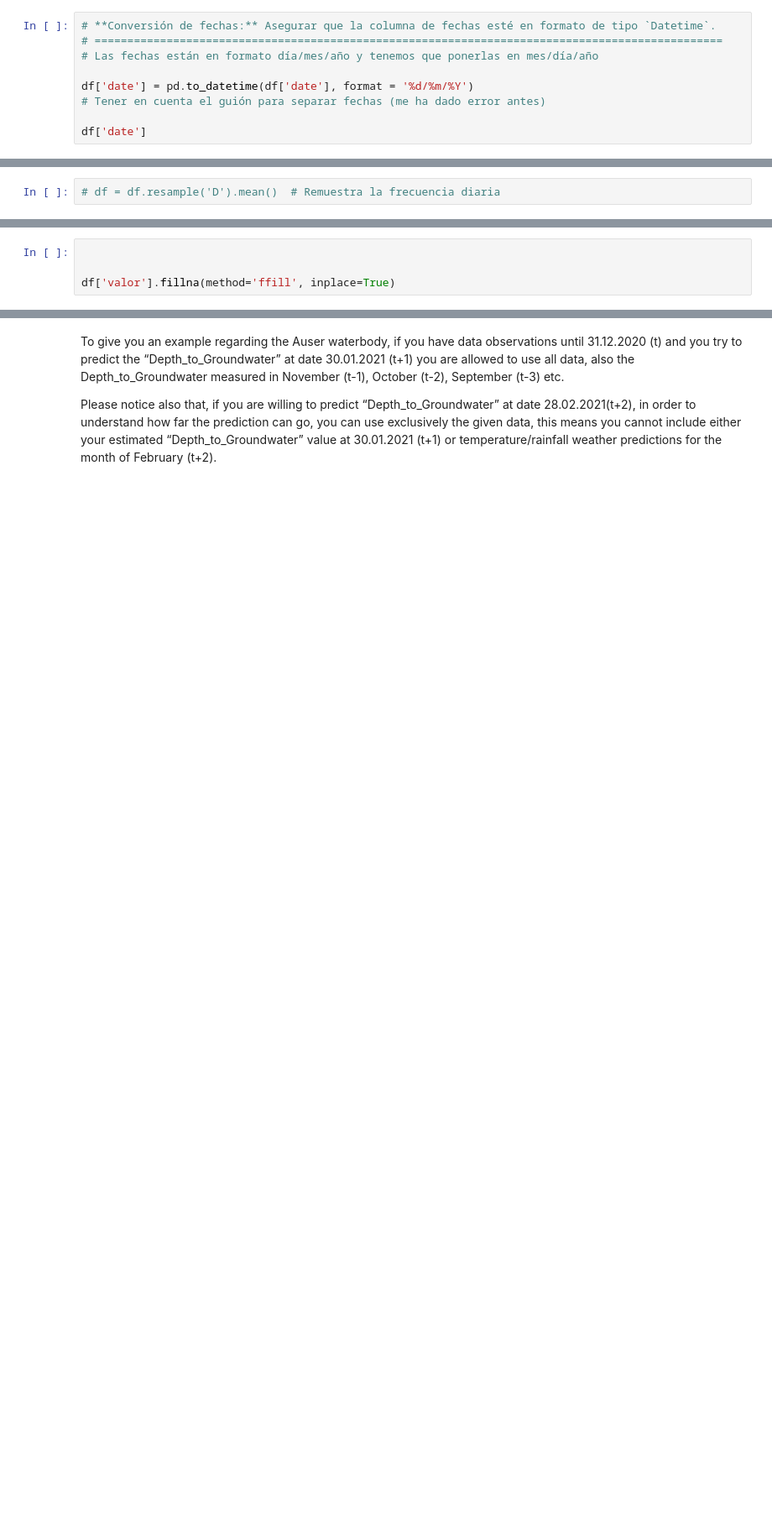
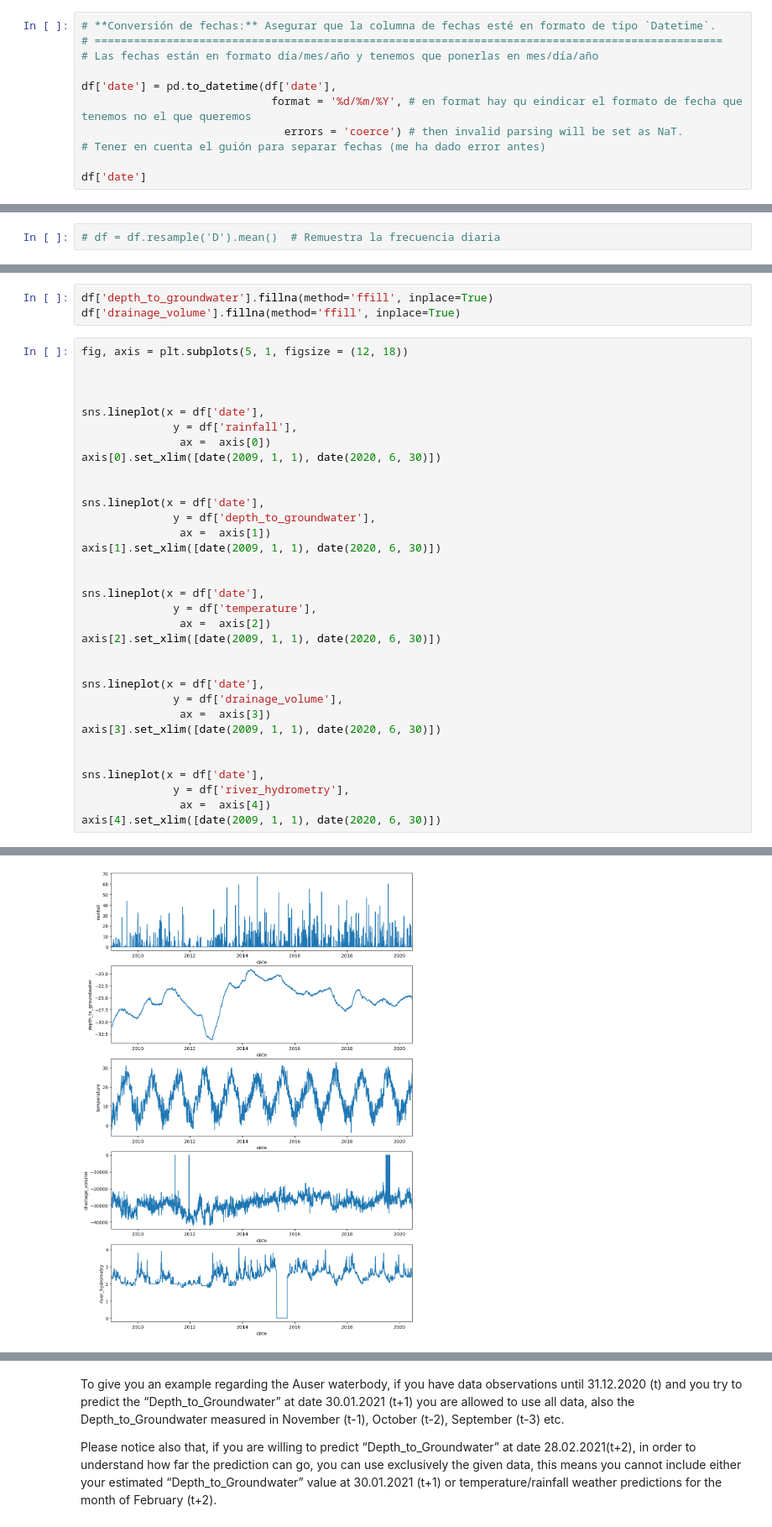
Before and after one commit to FerminRomeroBleda/Ferm-n-Romero-Times-Series, a Jupyter notebook: src/explore.ipynb, the cells around one changed output, grey strips where cells are left out. Shown at 84% size. Saved outputs shown, nothing was run; the diff lists cells and outputs as text; blank space fills up the shorter version.

```diff
--- a/src/explore.ipynb
+++ b/src/explore.ipynb
@@ -276,7 +287,9 @@ memory usage: 197.0+ KB
 # ================================================================================================
 # Las fechas están en formato día/mes/año y tenemos que ponerlas en mes/día/año
 
-df['date'] = pd.to_datetime(df['date'], format = '%d/%m/%Y')
+df['date'] = pd.to_datetime(df['date'],
+                             format = '%d/%m/%Y', # en format hay qu eindicar el formato de fecha que tenemos no el que queremos
+                               errors = 'coerce') # then invalid parsing will be set as NaT.
 # Tener en cuenta el guión para separar fechas (me ha dado error antes)
 
 df['date']
@@ -302,4 +329,37 @@ Name: date, Length: 4199, dtype: datetime64[ns]
 # %%
-
-
-df['valor'].fillna(method='ffill', inplace=True)
+df['depth_to_groundwater'].fillna(method='ffill', inplace=True)
+df['drainage_volume'].fillna(method='ffill', inplace=True)
+# %%
+fig, axis = plt.subplots(5, 1, figsize = (12, 18))
+
+
+
+sns.lineplot(x = df['date'],
+              y = df['rainfall'],
+               ax =  axis[0])
+axis[0].set_xlim([date(2009, 1, 1), date(2020, 6, 30)])
+
+
+sns.lineplot(x = df['date'],
+              y = df['depth_to_groundwater'],
+               ax =  axis[1])
+axis[1].set_xlim([date(2009, 1, 1), date(2020, 6, 30)])
+
+
+sns.lineplot(x = df['date'],
+              y = df['temperature'],
+               ax =  axis[2])
+axis[2].set_xlim([date(2009, 1, 1), date(2020, 6, 30)])
+
+
+sns.lineplot(x = df['date'],
+              y = df['drainage_volume'],
+               ax =  axis[3])
+axis[3].set_xlim([date(2009, 1, 1), date(2020, 6, 30)])
+
+
+sns.lineplot(x = df['date'],
+              y = df['river_hydrometry'],
+               ax =  axis[4])
+axis[4].set_xlim([date(2009, 1, 1), date(2020, 6, 30)])
+# %% [output]
@@ -305,0 +367 @@ df['valor'].fillna(method='ffill', inplace=True)
+[figure, added]
```
Also changed, not shown: parts of 7 cells of this notebook.
